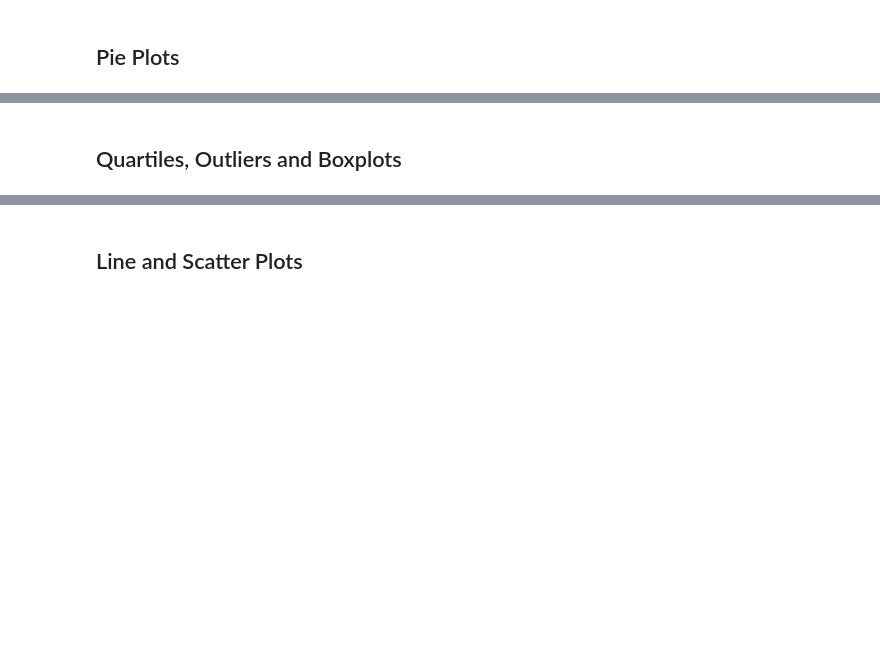
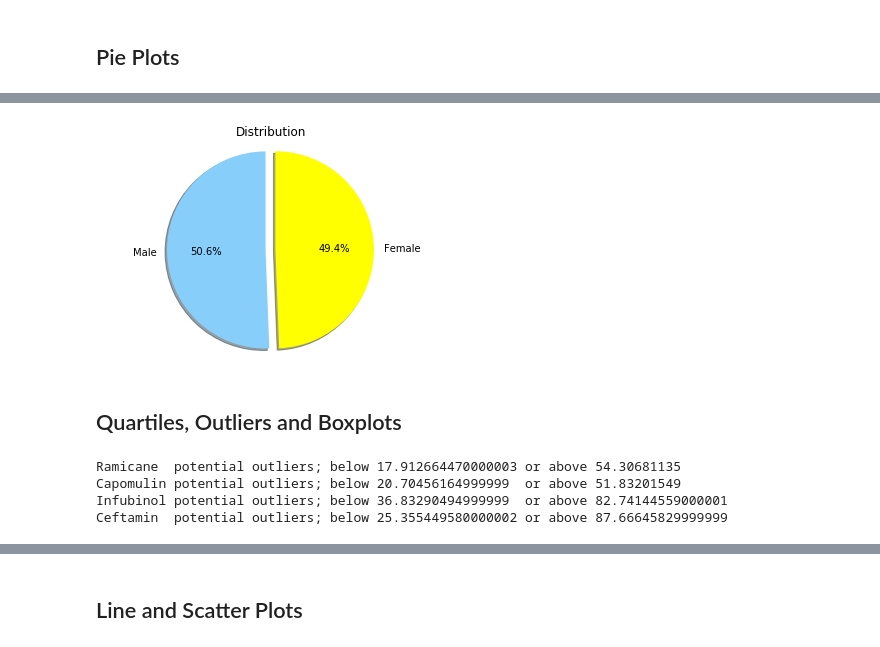
Before and after one commit to RussCob/Python-Matplotlib-Project-The-Power-of-Plots, a Jupyter notebook: Pymaceuticals/pymaceuticals_starter.ipynb, the cells around one changed output, grey strips where cells are left out. Cells and saved outputs as stored; diff of their text form; code cells hidden in the pictures; blank space fills up the shorter version.

```diff
--- a/Pymaceuticals/pymaceuticals_starter.ipynb
+++ b/Pymaceuticals/pymaceuticals_starter.ipynb
@@ -149,4 +153,11 @@ Bar_plot = Data.plot(kind="bar", figsize=(10,5))
 # %%
 # Generate a pie plot showing the distribution of female versus male mice using pyplot
+plt.title("Distribution")
+plt.pie(StudyDf["Sex"].value_counts(), labels=["Male","Female"],colors = ["lightskyblue", "yellow"], explode = (0.1, 0), autopct="%1.1f%%", shadow=True, startangle=90)
+plt.axis("equal")
+# plt.savefig('Demographics Pie')
+plt.show()
+# %% [output]
+[figure, added]
 # %% [markdown]
 ## Quartiles, Outliers and Boxplots
@@ -155,2 +164,71 @@ Bar_plot = Data.plot(kind="bar", figsize=(10,5))
+# %%
+# Calculate the final tumor volume of each mouse across four of the most promising treatment regimens. Calculate the IQR and quantitatively determine if there are any potential outliers.
+##  I'm starting at Ramicane first then Capomulin, Infubinol and Ceftamin(I choosed after the Ramicane from Summary Statistics output first 3).
+### Make new a DataFrame then Manipulate the data and repeat for each drugs and print.
+
+####Ramicane
+Ramicane      = StudyDf.loc[StudyDf["Drug Regimen"] == "Ramicane", :]
+RamicaneL     = Ramicane.groupby('Mouse ID').max()['Timepoint']
+RamicaneMerge = pd.DataFrame(RamicaneL)
+RamicaneMerge = pd.merge(Ramicane, RamicaneMerge, on=("Mouse ID","Timepoint"),how="right")
+# RamicaneMerge.head()
+RamTV     = RamicaneMerge["Tumor Volume (mm3)"]
+quartiles = RamTV .quantile([.25,.5,.75])
+lowerq = quartiles[0.25]
+upperq = quartiles[0.75]
+iqr    = upperq-lowerq
+lower_bound = lowerq - (1.5*iqr)
+upper_bound = upperq + (1.5*iqr)
+print(f"Ramicane  potential outliers; below {lower_bound} or above {upper_bound}")
+
+####Capomulin
+Capomulin      = StudyDf.loc[StudyDf["Drug Regimen"] == "Capomulin",:]
+CapomulinL     = Capomulin.groupby('Mouse ID').max()['Timepoint']
+CapomulinMerge = pd.DataFrame(CapomulinL)
+CapomulinMerge = pd.merge(Capomulin, CapomulinMerge, on=("Mouse ID","Timepoint"),how="right")
+# CapomulinMerge.head()
+CapTV     = CapomulinMerge["Tumor Volume (mm3)"]
+quartiles = CapTV.quantile([.25,.5,.75])
+lowerq = quartiles[0.25]
+upperq = quartiles[0.75]
+iqr    = upperq-lowerq
+lower_bound = lowerq - (1.5*iqr)
+upper_bound = upperq + (1.5*iqr)
+print(f"Capomulin potential outliers; below {lower_bound}  or above {upper_bound}")
+
+####Infubinol
+Infubinol      = StudyDf.loc[StudyDf["Drug Regimen"] == "Infubinol", :]
+InfubinolL     = Infubinol.groupby('Mouse ID').max()['Timepoint']
+InfubinolMerge = pd.DataFrame(InfubinolL)
+InfubinolMerge = pd.merge(Infubinol, InfubinolMerge, on=("Mouse ID","Timepoint"),how="right")
+# InfubinolMerge.head()
+InfTV     = InfubinolMerge["Tumor Volume (mm3)"]
+quartiles = InfTV.quantile([.25,.5,.75])
+lowerq = quartiles[0.25]
+upperq = quartiles[0.75]
+iqr    = upperq-lowerq
+lower_bound = lowerq - (1.5*iqr)
+upper_bound = upperq + (1.5*iqr)
+print(f"Infubinol potential outliers; below {lower_bound}  or above {upper_bound}")
+
+####Ceftamin
+Ceftamin      = StudyDf.loc[StudyDf["Drug Regimen"] == "Ceftamin", :]
+CeftaminL     = Ceftamin.groupby('Mouse ID').max()['Timepoint']
+CeftaminMerge = pd.DataFrame(CeftaminL)
+CeftaminMerge = pd.merge(Ceftamin, CeftaminMerge, on=("Mouse ID","Timepoint"))
+# CeftaminMerge.head()
+CefTV     = CeftaminMerge["Tumor Volume (mm3)"]
+quartiles = CefTV.quantile([.25,.5,.75])
+lowerq = quartiles[0.25]
+upperq = quartiles[0.75]
+iqr    = upperq-lowerq
+lower_bound = lowerq - (1.5*iqr)
+upper_bound = upperq + (1.5*iqr)
+print(f"Ceftamin  potential outliers; below {lower_bound} or above {upper_bound}")
+# %% [output]
+Ramicane  potential outliers; below 17.912664470000003 or above 54.30681135
+Capomulin potential outliers; below 20.70456164999999  or above 51.83201549
+Infubinol potential outliers; below 36.83290494999999  or above 82.74144559000001
+Ceftamin  potential outliers; below 25.355449580000002 or above 87.66645829999999
 # %%
 # Generate a box plot of the final tumor volume of each mouse across four regimens of interest
```
Also changed, not shown: parts of 15 cells of this notebook.
